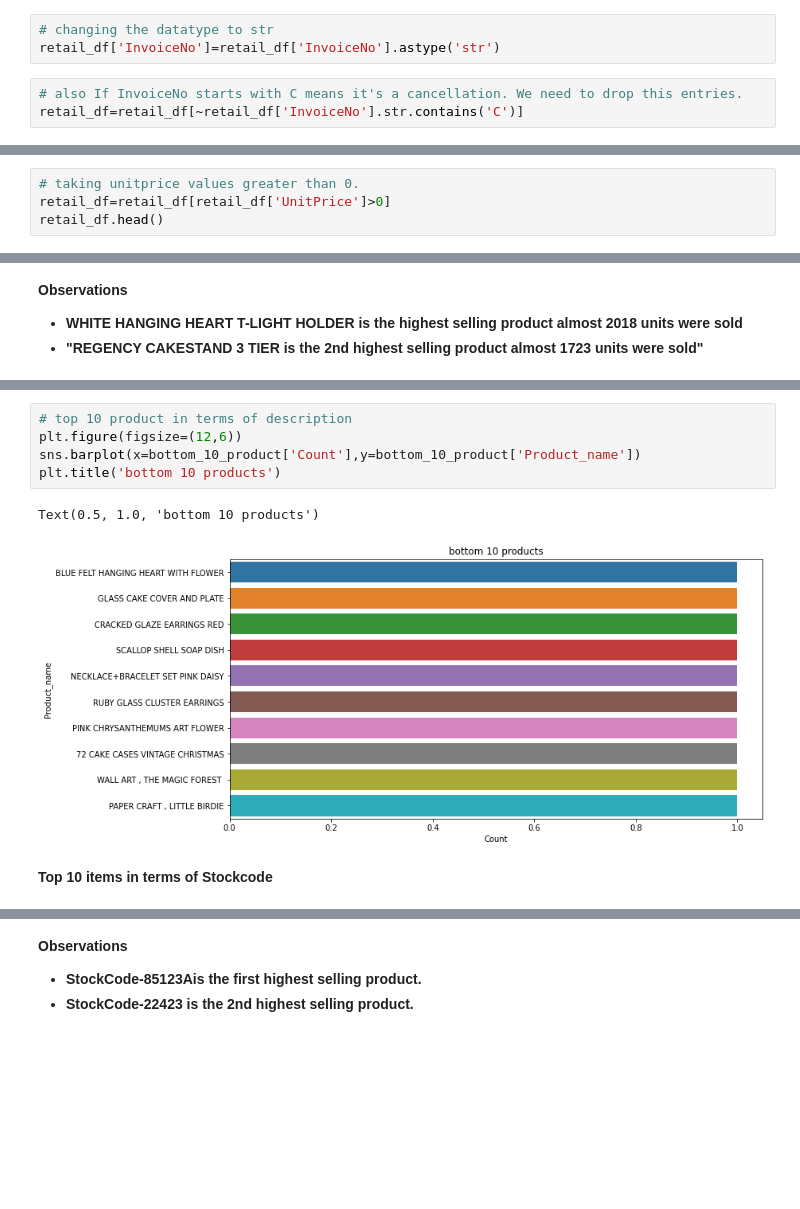
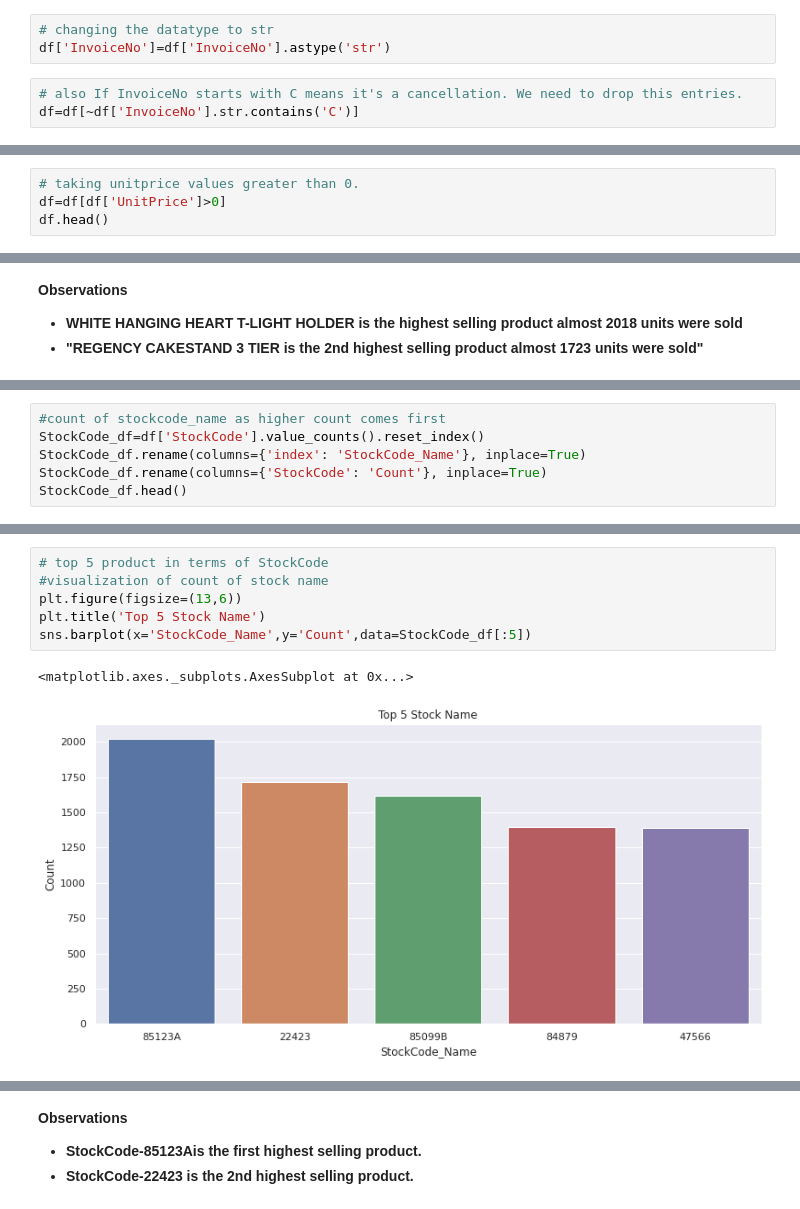
Before and after one commit to nehal35/-Online-Retail-Customer-Segmentation---Capstone-Project, a Jupyter notebook: Online_Retail_Customer_Segmentation_Capstone_Project.ipynb, the cells around one changed output, grey strips where cells are left out. Drawn from its saved outputs; the diff is of its cells as text; blank space fills up the shorter version.

```diff
--- a/Online_Retail_Customer_Segmentation_Capstone_Project.ipynb
+++ b/Online_Retail_Customer_Segmentation_Capstone_Project.ipynb
@@ -152,9 +292,9 @@ retail_df[retail_df['Quantity']<0]
 # %%
 # changing the datatype to str
-retail_df['InvoiceNo']=retail_df['InvoiceNo'].astype('str')
+df['InvoiceNo']=df['InvoiceNo'].astype('str')
 # %%
 # also If InvoiceNo starts with C means it's a cancellation. We need to drop this entries.
-retail_df=retail_df[~retail_df['InvoiceNo'].str.contains('C')]
+df=df[~df['InvoiceNo'].str.contains('C')]
 # %%
 
 # Checking how many values are present for unitprice==0
@@ -164,8 +304,8 @@ len(retail_df[retail_df['UnitPrice']==0])
 40
 # %%
 # taking unitprice values greater than 0.
-retail_df=retail_df[retail_df['UnitPrice']>0]
-retail_df.head()
+df=df[df['UnitPrice']>0]
+df.head()
 # %% [output]
 |  | InvoiceNo | StockCode | Description | Quantity | InvoiceDate | UnitPrice | CustomerID | Country |
 | 0 | 536365 | 85123A | WHITE HANGING HEART T-LIGHT HOLDER | 6 | 2010-12-01 08:26:00 | 2.55 | 17850.0 | United Kingdom |
@@ -274,0 +413,6 @@ bottom_10_product
+# %%
+#count of stockcode_name as higher count comes first
+StockCode_df=df['StockCode'].value_counts().reset_index()
+StockCode_df.rename(columns={'index': 'StockCode_Name'}, inplace=True)
+StockCode_df.rename(columns={'StockCode': 'Count'}, inplace=True)
+StockCode_df.head()
@@ -275,10 +436,9 @@ bottom_10_product
 # %%
-# top 10 product in terms of description
-plt.figure(figsize=(12,6))
-sns.barplot(x=bottom_10_product['Count'],y=bottom_10_product['Product_name'])
-plt.title('bottom 10 products')
+# top 5 product in terms of StockCode
+#visualization of count of stock name
+plt.figure(figsize=(13,6))
+plt.title('Top 5 Stock Name')
+sns.barplot(x='StockCode_Name',y='Count',data=StockCode_df[:5])
 # %% [output]
-Text(0.5, 1.0, 'bottom 10 products')
+<matplotlib.axes._subplots.AxesSubplot at 0x...>
-[figure, old version]
+[figure, new version]
-# %% [markdown]
-**Top 10 items in terms of Stockcode**
```
Also changed, not shown: parts of 102 cells of this notebook.
